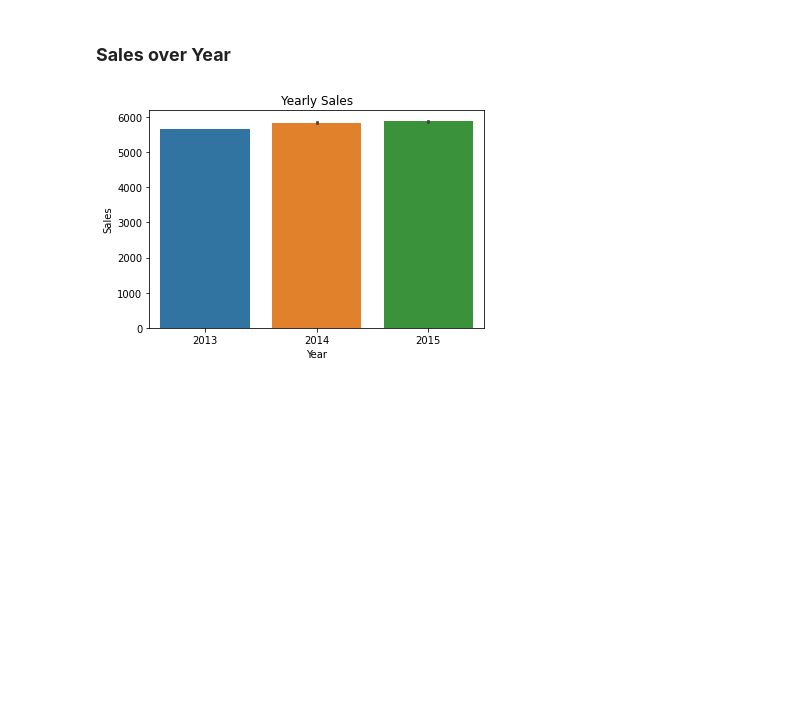
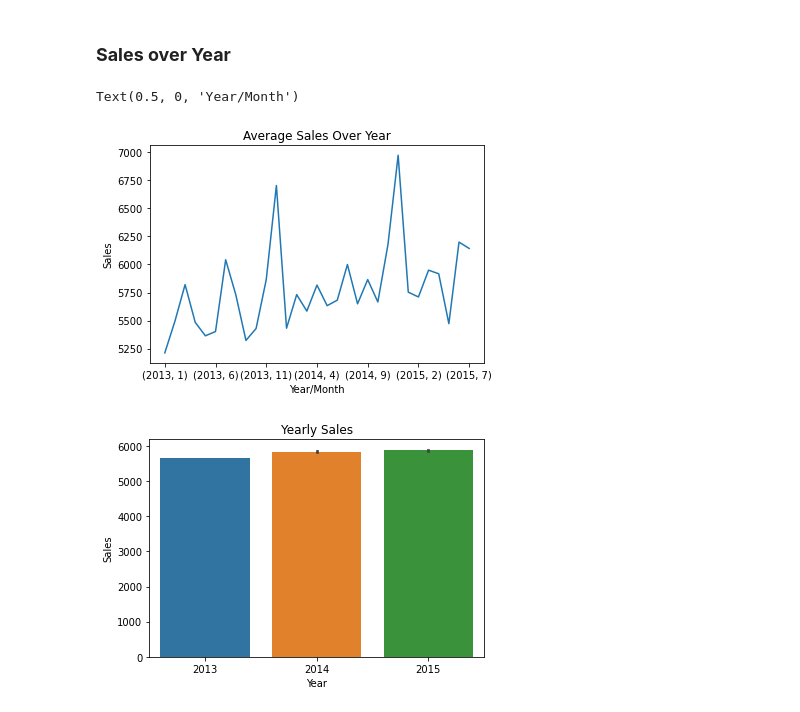
Before and after one commit to pushpam-raghuvanshi/rossmann_sales_prediction, a Jupyter notebook: Rossmann_Sales_Prediction_Capstone_Project.ipynb, the cells around one changed output. Cells and saved outputs as stored; diff of their text form; code cells hidden in the pictures; blank space fills up the shorter version.

```diff
--- a/Rossmann_Sales_Prediction_Capstone_Project.ipynb
+++ b/Rossmann_Sales_Prediction_Capstone_Project.ipynb
@@ -312,5 +311,13 @@ sns.countplot(x=df["Open"])
 # %% [markdown]
 ### **Sales over Year**
+# %%
+df.groupby(['Year', 'Month'])['Sales'].mean().plot.line()
+plt.title('Average Sales Over Year')
+plt.ylabel('Sales')
+plt.xlabel('Year/Month')
+# %% [output]
+Text(0.5, 0, 'Year/Month')
+[figure, added]
 # %%
 sns.barplot(x='Year', y='Sales', data=df).set(title='Yearly Sales')
 plt.show()
```
Also changed, not shown: parts of 13 cells of this notebook.
